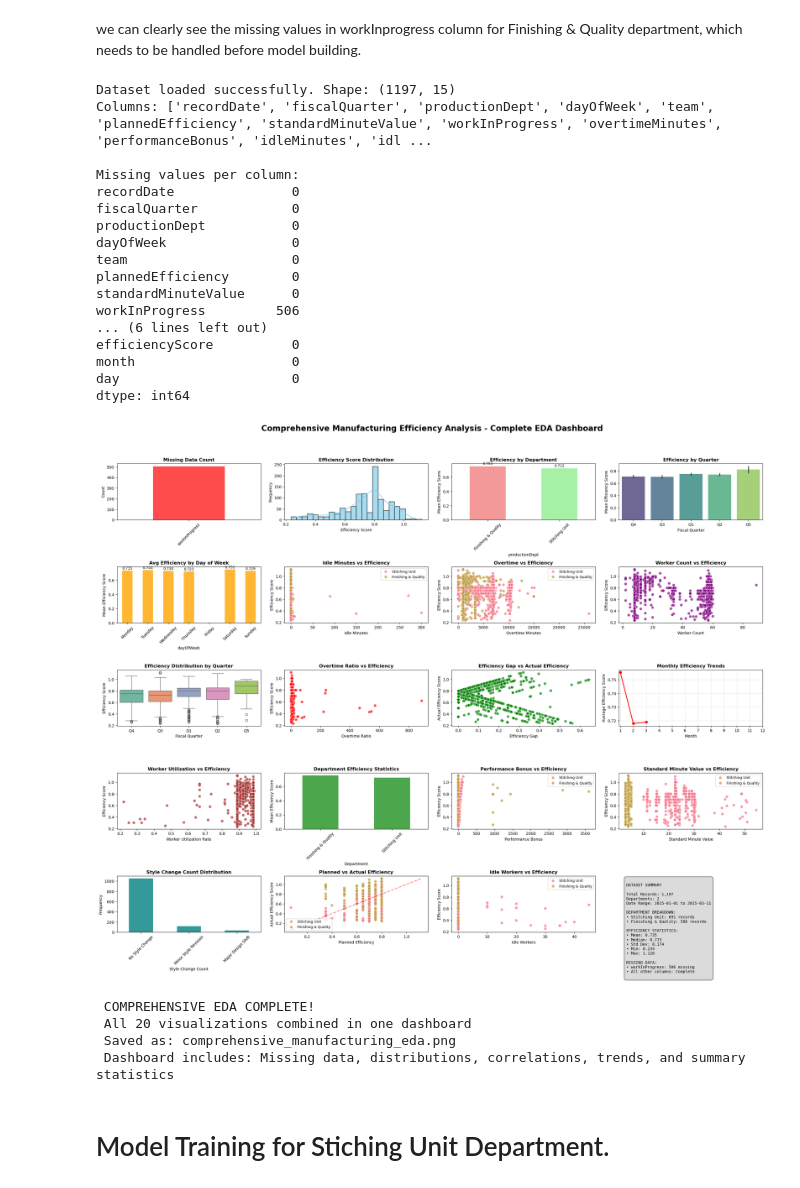
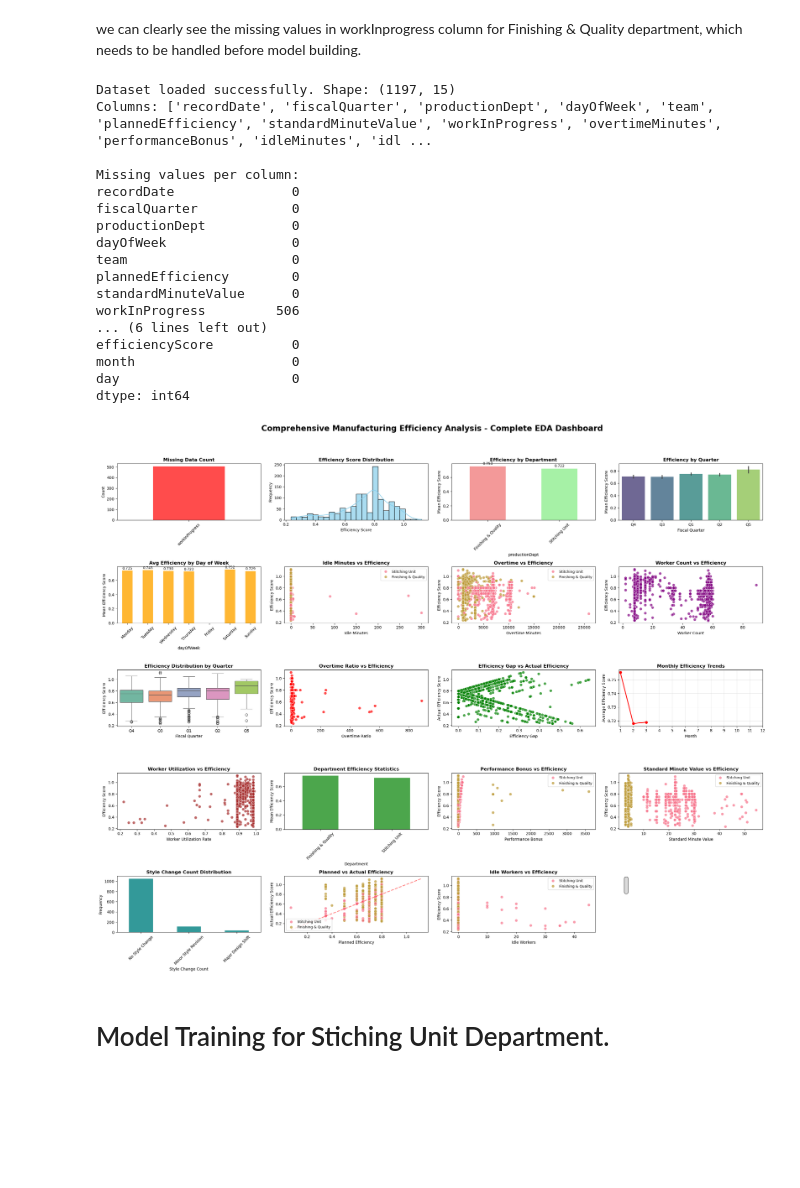
Before and after one commit to abhisek-futx-da/mgf_finalll, a Jupyter notebook: mfg__analysis.ipynb, the cells around one changed output. Drawn from its saved outputs; the diff is of its cells as text; code cells hidden in the pictures; blank space fills up the shorter version.

```diff
--- a/mfg__analysis.ipynb
+++ b/mfg__analysis.ipynb
@@ -225,68 +225,37 @@ ax19.legend(fontsize=9)
 # 20. Dataset Summary Statistics (Fifth Row Right)
 ax20 = fig.add_subplot(gs[4, 3])
 ax20.axis('off')
-# Create summary statistics text
-summary_text = f'''
-DATASET SUMMARY
 
-Total Records: {len(df):,}
-Departments: {df['productionDept'].nunique()}
-Date Range: {df['recordDate'].min().strftime('%Y-%m-%d')} to {df['recordDate'].max().strftime('%Y-%m-%d')}
-
-DEPARTMENT BREAKDOWN:
-• Stitching Unit: {len(df[df['productionDept'] == 'Stitching Unit']):,} records
-• Finishing & Quality: {len(df[df['productionDept'] == 'Finishing & Quality']):,} records
-
-EFFICIENCY STATISTICS:
-• Mean: {df['efficiencyScore'].mean():.3f}
-• Median: {df['efficiencyScore'].median():.3f}
-• Std Dev: {df['efficiencyScore'].std():.3f}
-• Min: {df['efficiencyScore'].min():.3f}
-• Max: {df['efficiencyScore'].max():.3f}
-
-MISSING DATA:
-• workInProgress: {df['workInProgress'].isnull().sum():,} missing
-• All other columns: Complete
-'''
 ax20.text(0.05, 0.95, summary_text, transform=ax20.transAxes, fontsize=10,
           verticalalignment='top', fontfamily='monospace',
           bbox=dict(boxstyle='round,pad=0.5', facecolor='lightgray', alpha=0.8))
 
 # --- THIS IS THE SECOND CHANGE ---
 # Use tight_layout() with a rect parameter to automatically fix spacing
 # The rect=[0, 0, 1, 0.95] leaves the top 5% of the figure for the suptitle.
 plt.tight_layout(rect=[0, 0, 1, 0.95])
 
 plt.savefig('comprehensive_manufacturing_eda.png', dpi=300, bbox_inches='tight', facecolor='white')
 plt.show()
-
-print(" COMPREHENSIVE EDA COMPLETE!")
-print(" All 20 visualizations combined in one dashboard")
-print(" Saved as: comprehensive_manufacturing_eda.png")
-print(" Dashboard includes: Missing data, distributions, correlations, trends, and summary statistics")
 # %% [output]
 Dataset loaded successfully. Shape: (1197, 15)
 Columns: ['recordDate', 'fiscalQuarter', 'productionDept', 'dayOfWeek', 'team', 'plannedEfficiency', 'standardMinuteValue', 'workInProgress', 'overtimeMinutes', 'performanceBonus', 'idleMinutes', 'idl ...
 
 Missing values per column:
 recordDate               0
 fiscalQuarter            0
 productionDept           0
 dayOfWeek                0
 team                     0
 plannedEfficiency        0
 standardMinuteValue      0
 workInProgress         506
 ... (6 lines left out)
 efficiencyScore          0
 month                    0
 day                      0
 dtype: int64
-[figure, old version]
+[figure, new version]
- COMPREHENSIVE EDA COMPLETE!
- All 20 visualizations combined in one dashboard
- Saved as: comprehensive_manufacturing_eda.png
- Dashboard includes: Missing data, distributions, correlations, trends, and summary statistics
 # %%
 #del df['recordDate']
 # %% [markdown]
```
Also changed, not shown: 1 other file.
